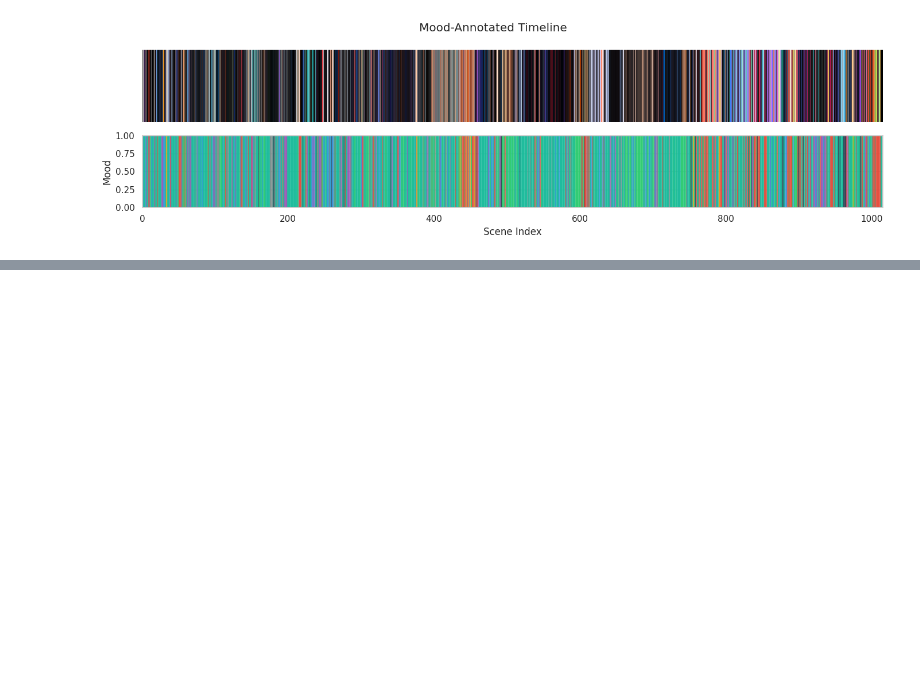
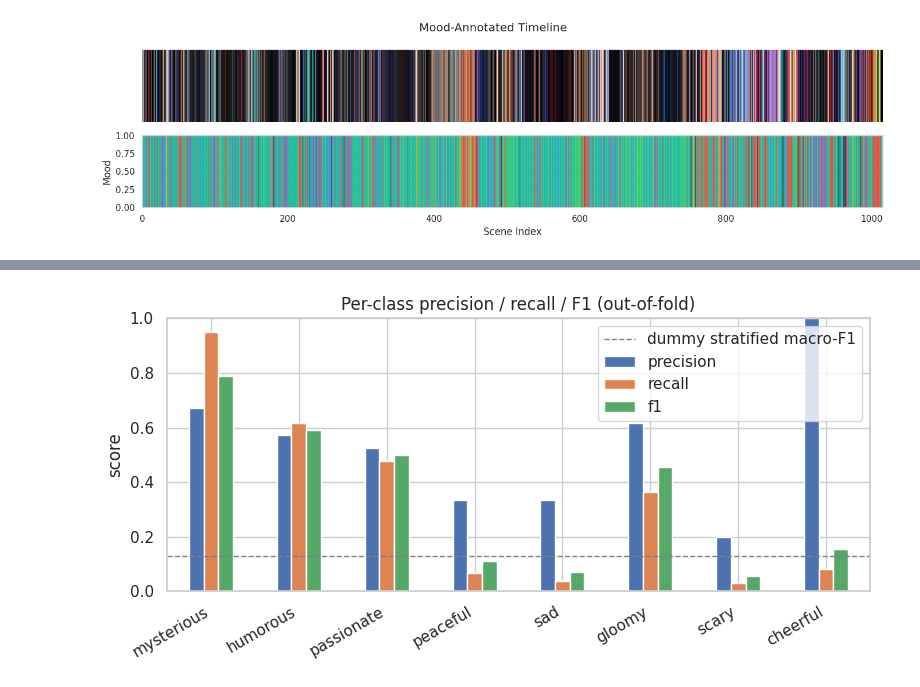
Before and after one commit to bryanz35/movie-color-mood-analysis, a Jupyter notebook: notebooks/exploration.ipynb, the cells around one changed output, grey strips where cells are left out. Cells and saved outputs as stored; diff of their text form; code cells hidden in the pictures; blank space fills up the shorter version.

```diff
--- a/notebooks/exploration.ipynb
+++ b/notebooks/exploration.ipynb
@@ -74,0 +85,11 @@ plot_mood_timeline(palettes_data, annotations["scenes"]);
+# %%
+features = build_feature_matrix(palettes_data)
+clf_results = train_mood_classifier(features, mood_labels)
+
+print(f"Accuracy:        {clf_results['mean_accuracy']:.2%} ± {clf_results['std_accuracy']:.2%}")
+print(f"Macro-F1:        {clf_results['macro_f1']:.3f} ± {clf_results['macro_f1_std']:.3f}")
+print(f"Weighted-F1:     {clf_results['weighted_f1']:.3f} ± {clf_results['weighted_f1_std']:.3f}")
+print(f"Uniform chance:  {clf_results['chance_baseline']:.2%}")
+print(f"Majority class:  {clf_results['majority_baseline']:.2%}")
+print(f"Dummy stratified acc/F1: {clf_results['dummy_stratified']['accuracy']:.2%} / {clf_results['dummy_stratified']['macro_f1']:.3f}")
+print(f"Dummy majority   acc/F1: {clf_results['dummy_majority']['accuracy']:.2%} / {clf_results['dummy_majority']['macro_f1']:.3f}")
@@ -74,0 +106,4 @@ plot_mood_timeline(palettes_data, annotations["scenes"]);
+# %%
+per_class_df = pd.DataFrame(clf_results['per_class']).T
+per_class_df = per_class_df.sort_values('support', ascending=False)
+per_class_df
@@ -74,0 +120,13 @@ plot_mood_timeline(palettes_data, annotations["scenes"]);
+# %%
+fig, ax = plt.subplots(figsize=(8, 4))
+per_class_df[['precision', 'recall', 'f1']].plot.bar(ax=ax)
+ax.set_title('Per-class precision / recall / F1 (out-of-fold)')
+ax.set_ylabel('score')
+ax.set_ylim(0, 1)
+ax.set_xticklabels(per_class_df.index, rotation=30, ha='right')
+ax.axhline(clf_results['dummy_stratified']['macro_f1'], ls='--', c='gray', lw=1, label='dummy stratified macro-F1')
+ax.legend(loc='upper right')
+plt.tight_layout()
+plt.show()
+# %% [output]
+[figure, added]
```
Also changed, not shown: parts of 12 cells of this notebook, 2 other files.
